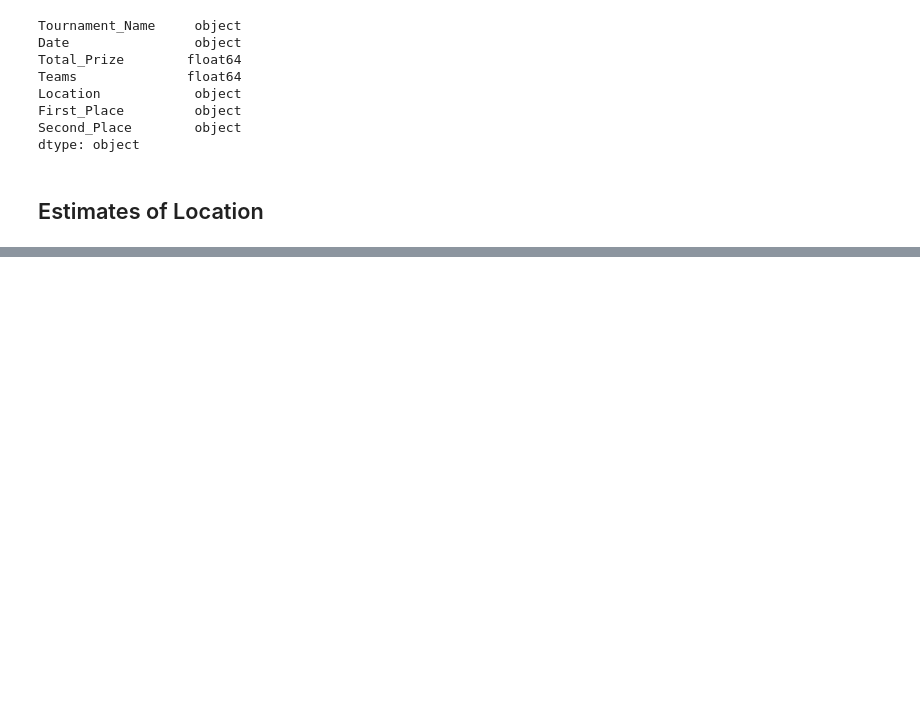
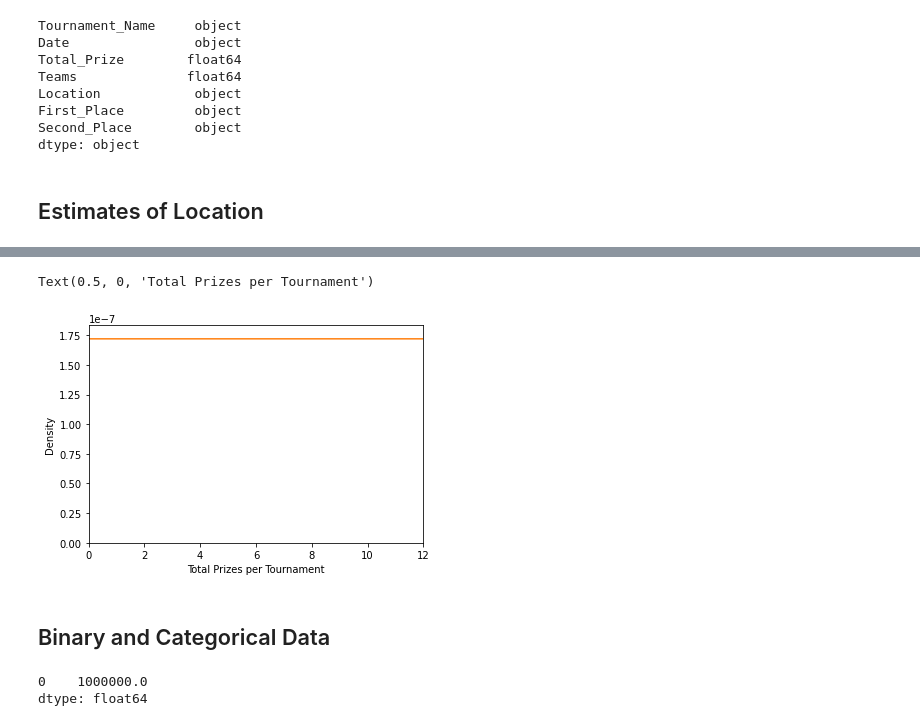
Before and after one commit to Wes-Pittman/ESports_Data, a Jupyter notebook: Dota.ipynb, the cells around one changed output, grey strips where cells are left out. Drawn from its saved outputs; the diff is of its cells as text; code cells hidden in the pictures; blank space fills up the shorter version.

```diff
--- a/Dota.ipynb
+++ b/Dota.ipynb
@@ -97,0 +205,16 @@ df2['Teams'].mean()
+# %%
+# Density Plot
+# Need to tinker
+"""ax = df2["Total_Prize"].plot.hist(density=True, xlim=[0,12], bins=range(1,12))
+df2["Total_Prize"].plot.density(ax=ax)
+ax.set_xlabel("Total Prizes per Tournament")"""
+# %% [output]
+Text(0.5, 0, 'Total Prizes per Tournament')
+[figure, added]
+# %% [markdown]
+## Binary and Categorical Data
+# %%
+df2["Total_Prize"].mode()
+# %% [output]
+0    1000000.0
+dtype: float64
```
Also changed, not shown: parts of 23 cells of this notebook.
